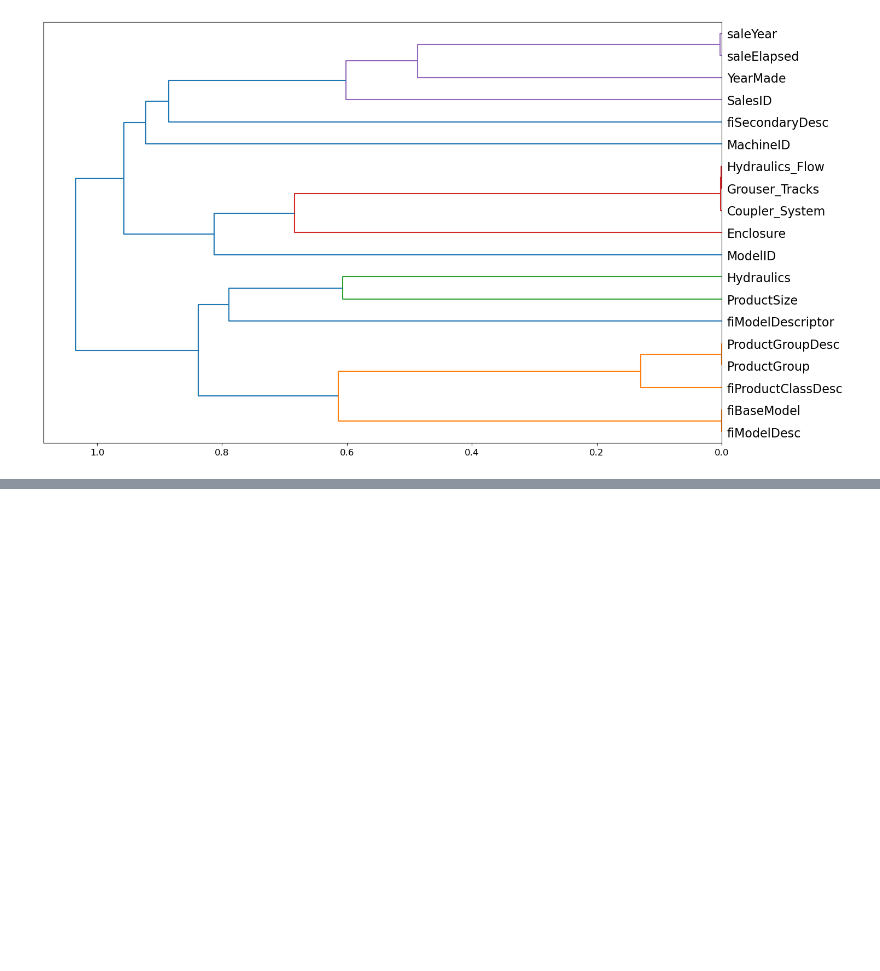
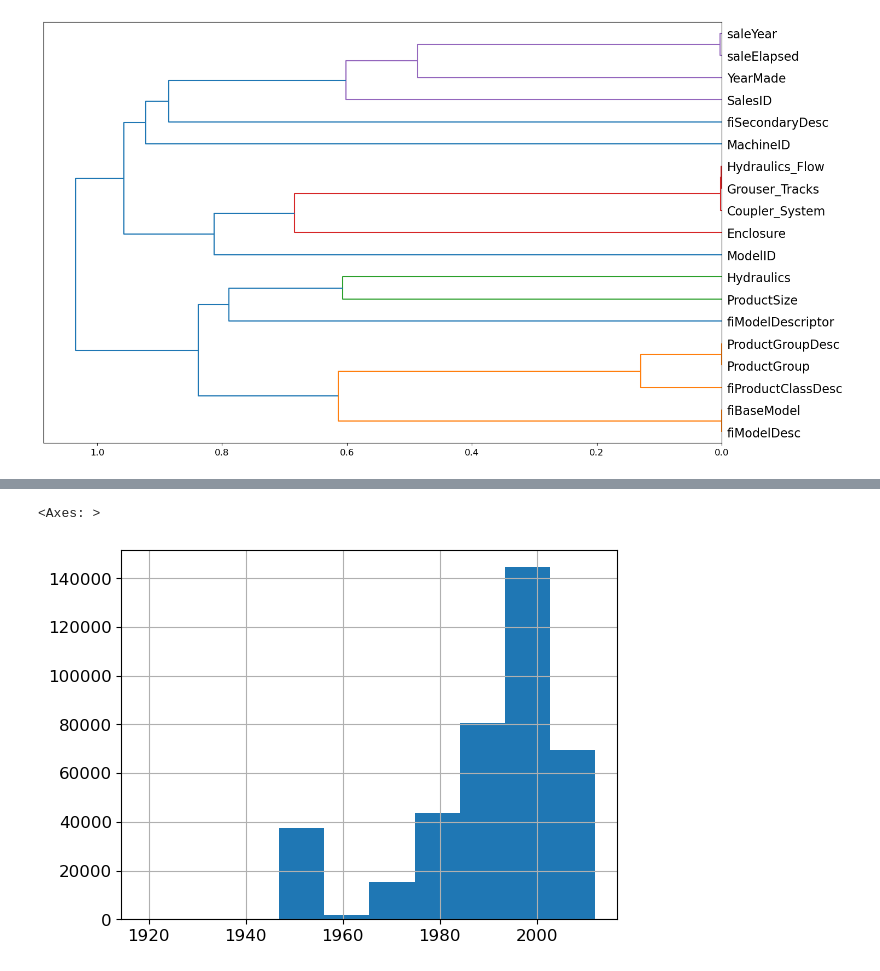
Before and after one commit to MostValue/fast-ai, a Jupyter notebook: personal_notes/notes/Tabular_data.ipynb, the cells around one changed output, grey strips where cells are left out. Cells and saved outputs as stored; diff of their text form; code cells hidden in the pictures; blank space fills up the shorter version.

```diff
--- a/personal_notes/notes/Tabular_data.ipynb
+++ b/personal_notes/notes/Tabular_data.ipynb
@@ -340,0 +394,5 @@ plt.show()
+# %%
+xs_imp['YearMade'].hist()
+# %% [output]
+<Axes: >
+[figure, added]
```
Also changed, not shown: parts of 12 cells of this notebook.
